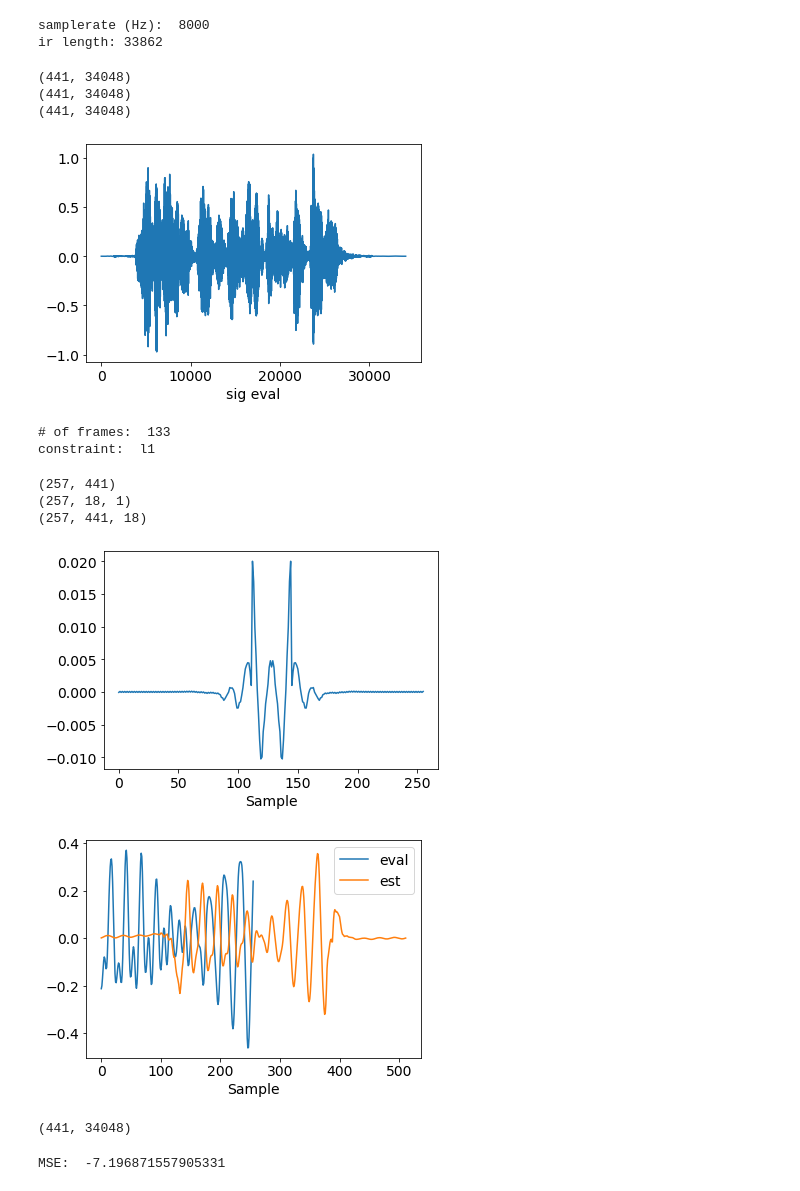
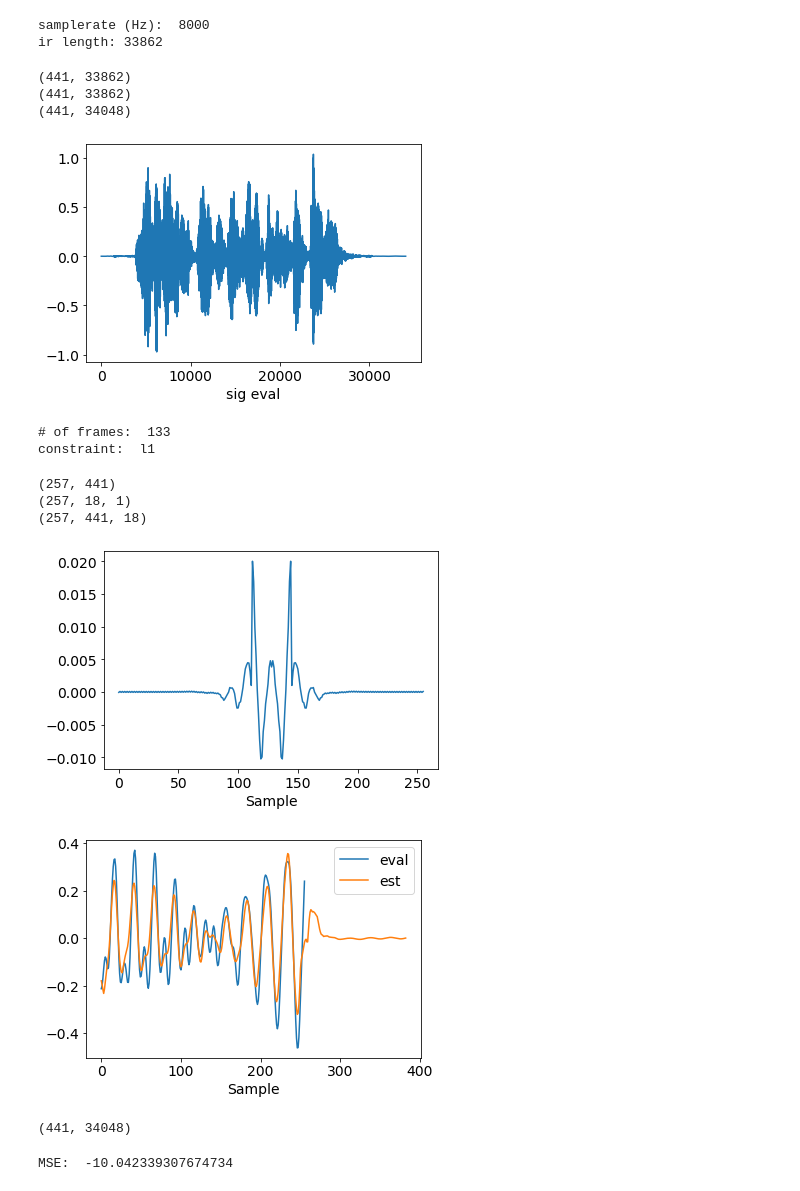
Before and after one commit to uchiiii/MeshRIR, a Jupyter notebook: example/apply_sf_reconst.ipynb, the cells around one changed output. Cells and saved outputs as stored; diff of their text form; code cells hidden in the pictures.

```diff
--- a/example/apply_sf_reconst.ipynb
+++ b/example/apply_sf_reconst.ipynb
@@ -213,38 +213,38 @@ for idx in tqdm(np.arange(num_frames)):
 
 	# sigEst[:, filterLen * (idx + 1) - half_width:filterLen * (idx + 1) + half_width + 1] = temp_sig_est.T
 	sigEst[:, filterLen * (idx + 1) - half_width:filterLen * (idx + 1) + half_width + 1] += temp_sig_est[:-1, :].T
 
 	if idx == num_frames//2:
 		print(tmpSpecEst.shape)
 		print(specMic.shape)
 		print(specKiFilter.shape)
 		fig, ax = plt.subplots()
 		ax.plot(kiFilter[:,0,0])
 		plt.xlabel('Sample')
 		plt.show()
 		fig, ax = plt.subplots()
 		ax.plot(sigEval[0,filterLen*idx:filterLen*(idx+1)], label='eval')
-		ax.plot(np.fft.irfft(tmpSpecEst, axis=0)[:, 0].T, label='est')
+		ax.plot(np.fft.irfft(tmpSpecEst, axis=0)[smplShift+1:, 0].T, label='est')
 		plt.xlabel('Sample')
 		plt.legend()
 		plt.show()
 
 
 # sigEst = sigEst[:, filterLen-1: -(filterLen-1)]
-sigEst = sigEst[:, smplShift:smplShift+sigEval.shape[1]]
+sigEst = sigEst[:, smplShift+1:smplShift+sigEval.shape[1]+1]
 print(sigEst.shape)
 # %% [output]
+(441, 33862)
+(441, 33862)
 (441, 34048)
-(441, 34048)
-(441, 34048)
 [figure]
 # of frames:  133
 constraint:  l1
 (257, 441)
 (257, 18, 1)
 (257, 441, 18)
 [figure]
-[figure, old version]
+[figure, new version]
 (441, 34048)
 # %%
 _max_val = max(np.absolute(sigEst[0, :]))
@@ -270,7 +270,7 @@ sigEstXY = np.squeeze(sigEstXY)
 # Error distribution
 distErr = 10*np.log10(np.sum(np.abs(sigEstXY - sigEvalXY) ** 2, axis=-1) / np.sum(np.abs(sigEvalXY) ** 2, axis=-1))
 # %% [output]
-MSE:  -7.196871557905331
+MSE:  -10.042339307674734
 # %%
 # Draw pressure distribution
 
```
Also changed, not shown: 3 other files.
